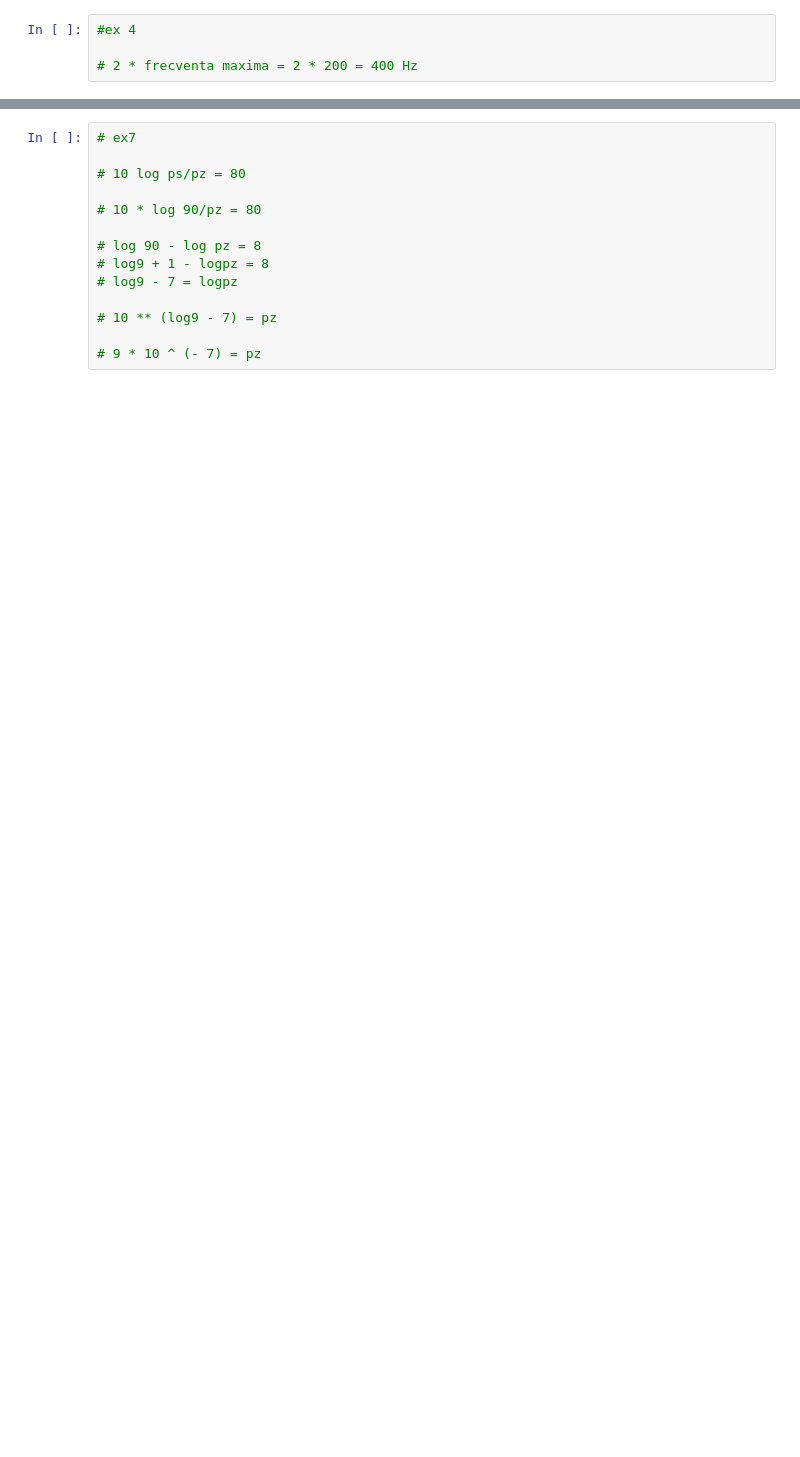
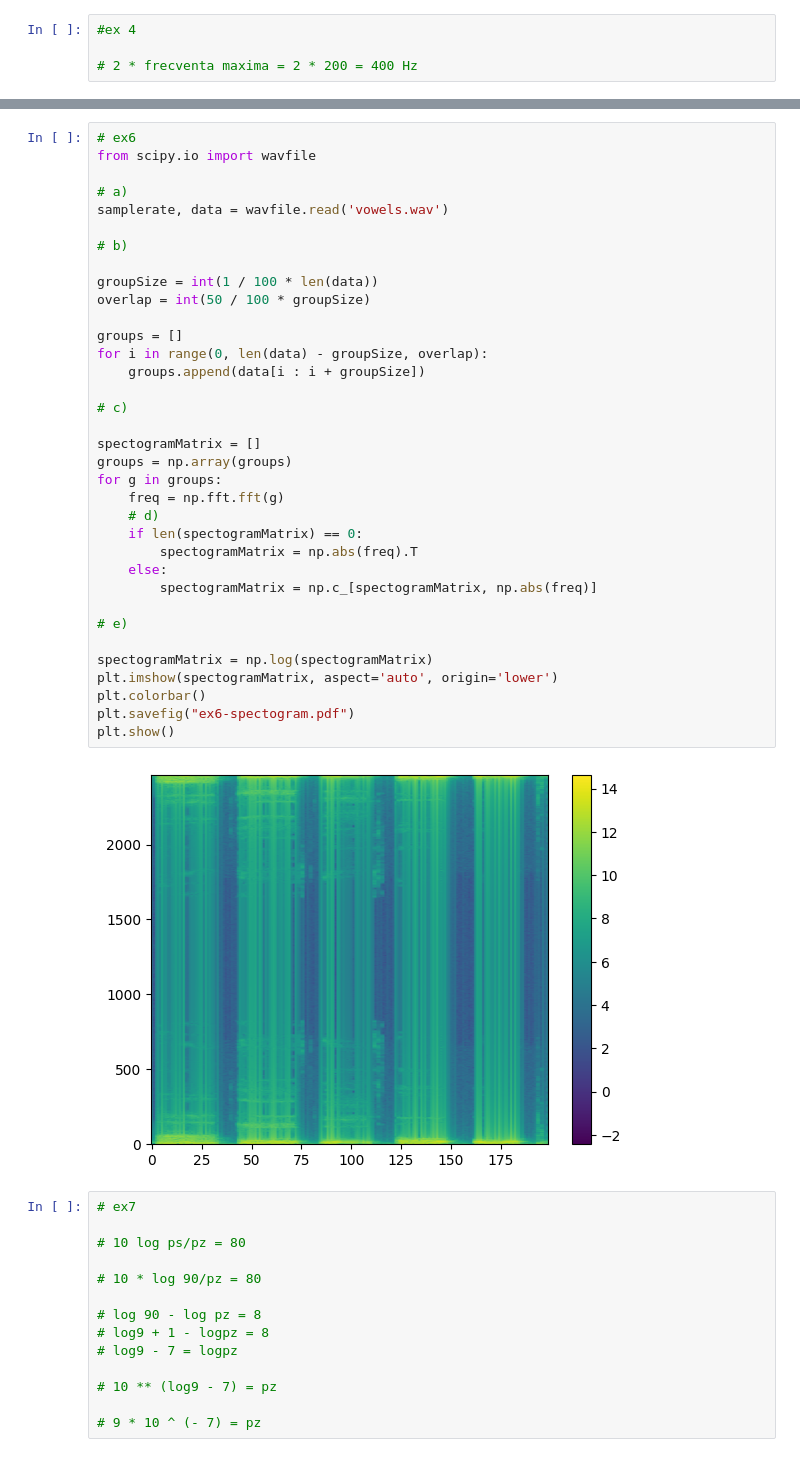
Before and after one commit to lowLevelGod/Procesarea-Semnalelor, a Jupyter notebook: Lab4/lab4.ipynb, the cells around one changed output, grey strips where cells are left out. Saved outputs shown, nothing was run; the diff lists cells and outputs as text; blank space fills up the shorter version.

Commit message:
spectogram looks ugly

```diff
--- a/Lab4/lab4.ipynb
+++ b/Lab4/lab4.ipynb
@@ -107,3 +121,40 @@ fig.show()
+# %%
+# ex6
+from scipy.io import wavfile
+
+# a)
+samplerate, data = wavfile.read('vowels.wav')
+
+# b)
+
+groupSize = int(1 / 100 * len(data))
+overlap = int(50 / 100 * groupSize)
+
+groups = []
+for i in range(0, len(data) - groupSize, overlap):
+    groups.append(data[i : i + groupSize])
+
+# c)
+
+spectogramMatrix = []
+groups = np.array(groups)
+for g in groups:
+    freq = np.fft.fft(g)
+    # d)
+    if len(spectogramMatrix) == 0:
+        spectogramMatrix = np.abs(freq).T
+    else:
+        spectogramMatrix = np.c_[spectogramMatrix, np.abs(freq)]
+
+# e)
+
+spectogramMatrix = np.log(spectogramMatrix)
+plt.imshow(spectogramMatrix, aspect='auto', origin='lower')
+plt.colorbar()
+plt.savefig("ex6-spectogram.pdf")
+plt.show()
+# %% [output]
+[figure, added]
 # %%
 # ex7
 
```
Also changed, not shown: parts of 7 cells of this notebook, 7 other files.
